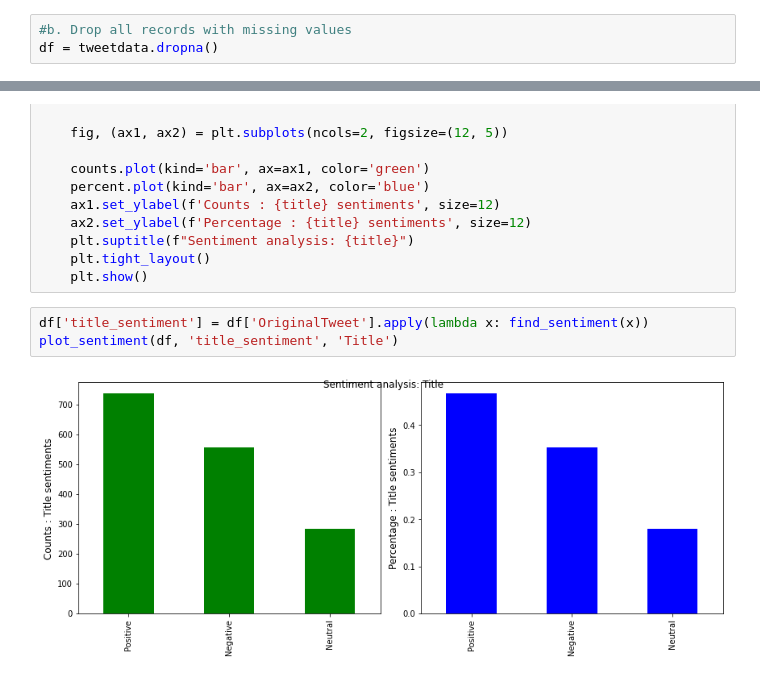
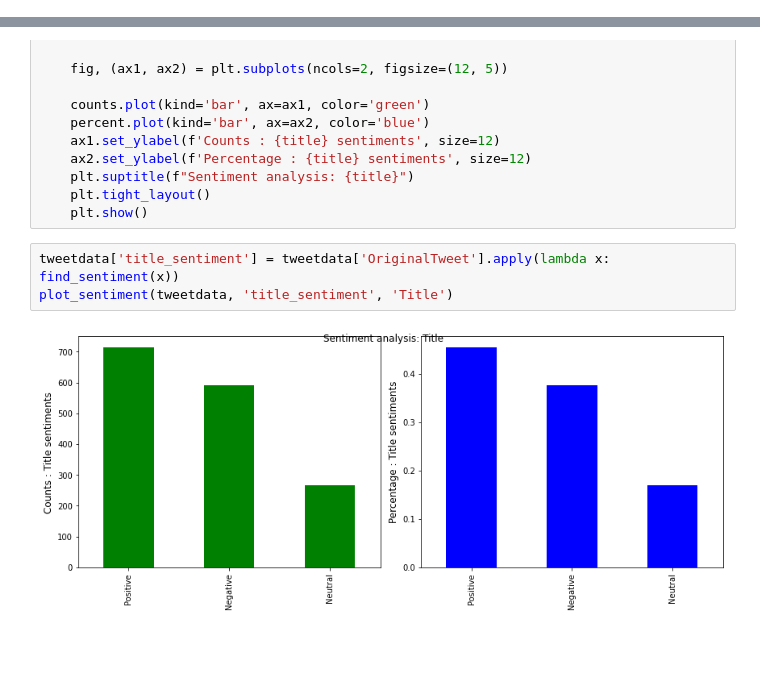
Before and after one commit to coramusungu/Text-Analytics, a Jupyter notebook: Text_Analytics.ipynb, the cells around one changed output, grey strips where cells are left out. Drawn from its saved outputs; the diff is of its cells as text; blank space fills up the shorter version.

```diff
--- a/Text_Analytics.ipynb
+++ b/Text_Analytics.ipynb
@@ -76,3 +78,0 @@ def show_wordcloud(data, title=""):
-# %%
-#b. Drop all records with missing values
-df = tweetdata.dropna()
@@ -204,8 +379,8 @@ def plot_sentiment(df, feature, title):
     plt.tight_layout()
     plt.show()
 # %%
-df['title_sentiment'] = df['OriginalTweet'].apply(lambda x: find_sentiment(x))
-plot_sentiment(df, 'title_sentiment', 'Title')
+tweetdata['title_sentiment'] = tweetdata['OriginalTweet'].apply(lambda x: find_sentiment(x))
+plot_sentiment(tweetdata, 'title_sentiment', 'Title')
 # %% [output]
-[figure, old version]
+[figure, new version]
 # %%
```
Also changed, not shown: parts of 57 cells of this notebook.
